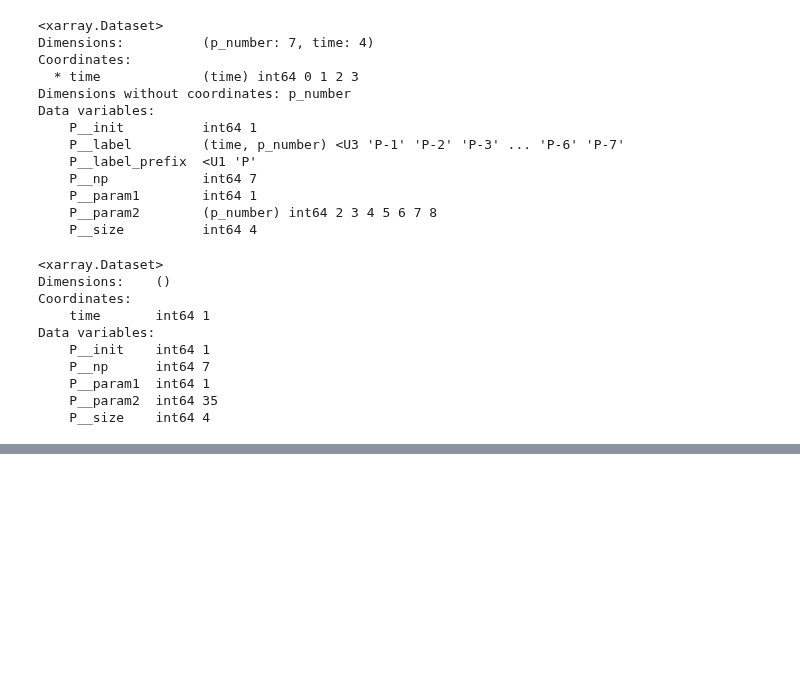
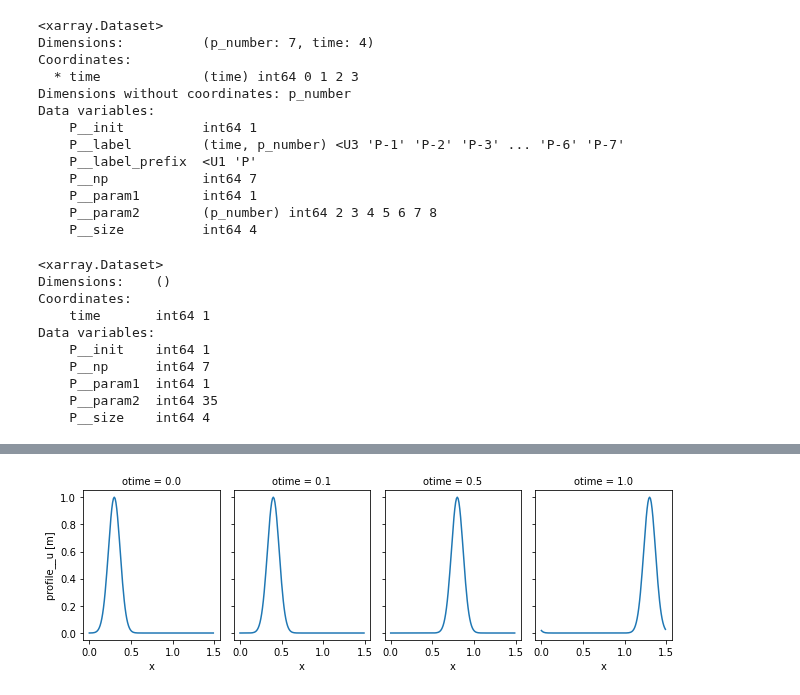
Before and after one commit to ben1post/kaweahcode, a Jupyter notebook: phydra_OSM/new_Phydra_construct/Test01_phydranewstructure.ipynb, the cells around one changed output, grey strips where cells are left out. Saved outputs shown, nothing was run; the diff lists cells and outputs as text; code cells hidden in the pictures; blank space fills up the shorter version.

```diff
--- a/phydra_OSM/new_Phydra_construct/Test01_phydranewstructure.ipynb
+++ b/phydra_OSM/new_Phydra_construct/Test01_phydranewstructure.ipynb
@@ -333,0 +443,21 @@ Data variables:
+# %%
+@xs.process
+class InitUGauss:
+    """Initialize `u` profile using a Gaussian pulse."""
+
+    loc = xs.variable(description="location of initial pulse", static=True)
+    scale = xs.variable(description="scale of initial pulse", static=True)
+    x = xs.foreign(UniformGrid1D, "x")
+    u = xs.foreign(ProfileU, "u", intent="out")
+
+    def initialize(self):
+        self.u = np.exp(-1 / self.scale ** 2 * (self.x - self.loc) ** 2)
+# %%
+advect_model = xs.Model(
+    {
+        "grid": UniformGrid1D,
+        "profile": ProfileU,
+        "init": InitUGauss,
+        "advect": AdvectionLax,
+    }
+)
@@ -333,0 +493,23 @@ Data variables:
+# %%
+in_ds = xs.create_setup(
+     model=advect_model,
+     clocks={
+         'time': np.linspace(0., 1., 101),
+         'otime': [0, 0.1, 0.5, 1]
+     },
+     master_clock='time',
+     input_vars={
+         'grid': {'length': 1.5, 'spacing': 0.01},
+         'init': {'loc': 0.3, 'scale': 0.1},
+         'advect__v': 1.
+     },
+     output_vars={
+         'profile__u': 'otime'
+     }
+ )
+# %%
+out_ds = in_ds.xsimlab.run(model=advect_model)
+# %%
+out_ds.profile__u.plot(col='otime', figsize=(9, 3));
+# %% [output]
+[figure, added]
```
Also changed, not shown: parts of 16 cells of this notebook, 4 other files.
